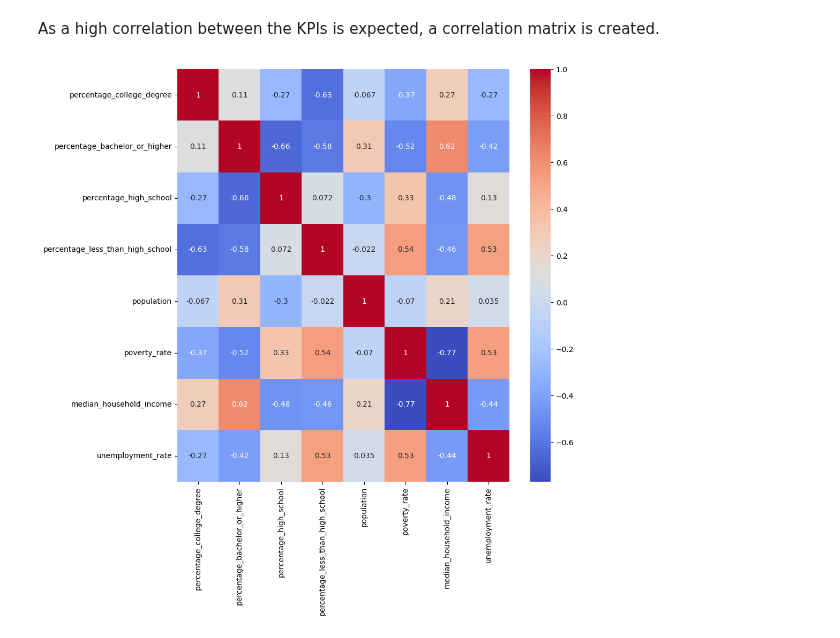
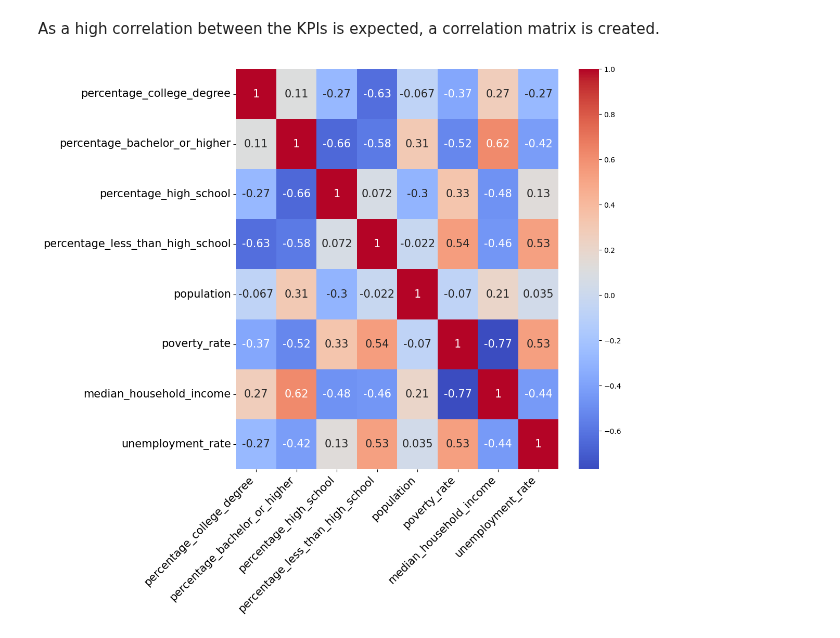
Before and after one commit to HaukeSchwarz/Thesis, a Jupyter notebook: notebooks/Low5_Economic_Cleaning.ipynb, the cells around one changed output. Drawn from its saved outputs; the diff is of its cells as text; code cells hidden in the pictures.

Commit message:
reformatted figures in the first three chapters

```diff
--- a/notebooks/Low5_Economic_Cleaning.ipynb
+++ b/notebooks/Low5_Economic_Cleaning.ipynb
@@ -351,11 +351,14 @@ As a high correlation between the KPIs is expected, a correlation matrix is crea
 # %%
 import seaborn as sns
 
 plt.figure(figsize=(10, 10))
-sns.heatmap(low5_geo.corr(), annot=True, cmap="coolwarm")
+sns.heatmap(low5_geo.corr(), annot=True, cmap="coolwarm", annot_kws={"size":15})
+# increase size of labels
+plt.xticks(fontsize=15, rotation=45, ha='right')
+plt.yticks(fontsize=15)
 plt.show()
 # %% [output]
-[figure, old version]
+[figure, new version]
 # %%
 low5_geo.corr()
 # %% [output]
```
Also changed, not shown: 8 other files.
